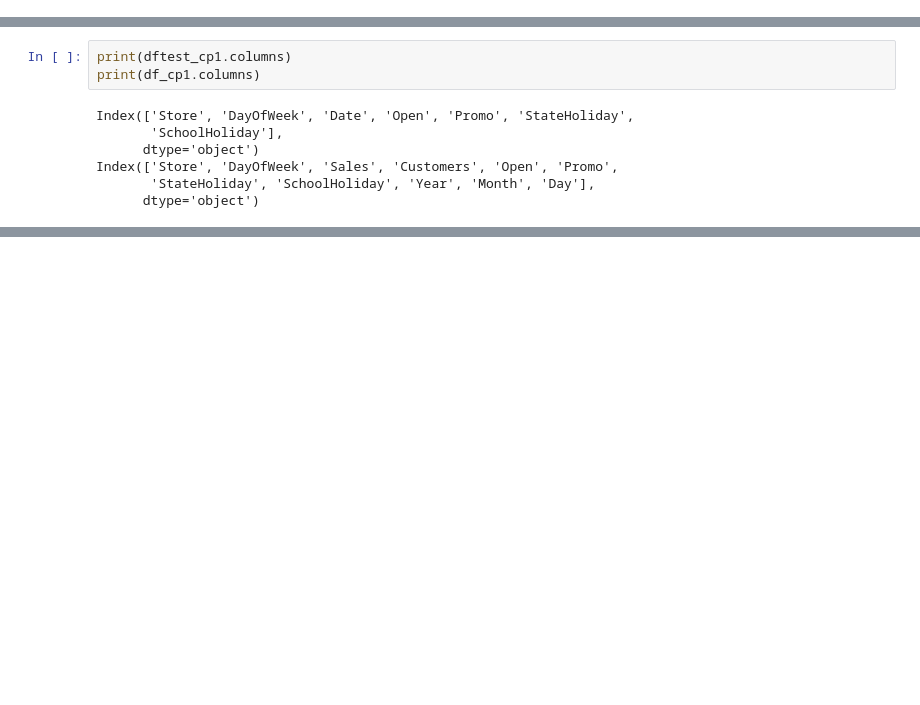
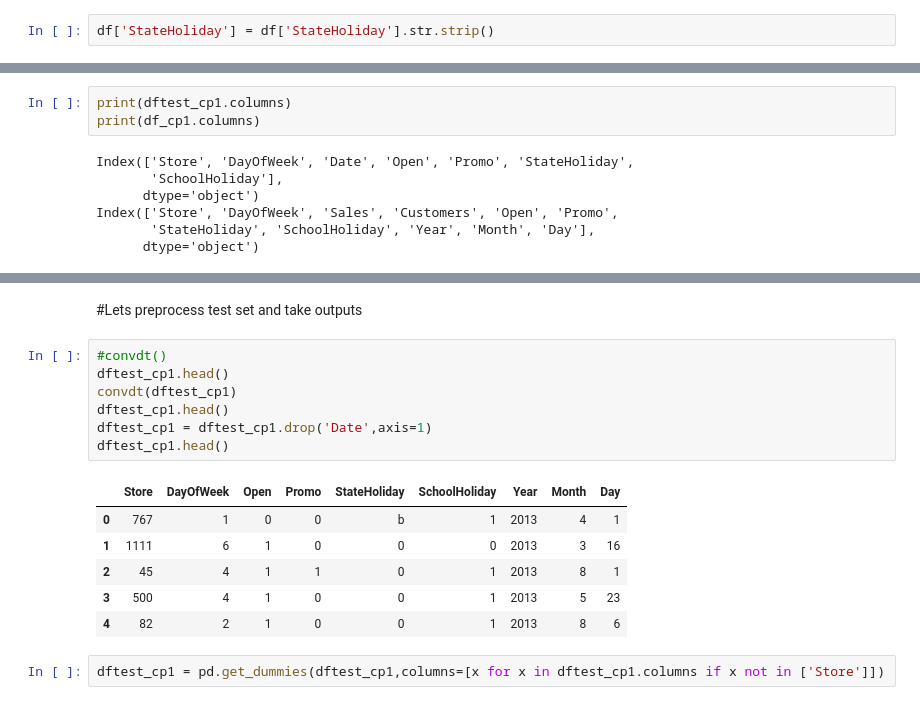
Before and after one commit to shameer-phy/ML, a Jupyter notebook: Hackathons/segmind/segmind.ipynb, the cells around one changed output, grey strips where cells are left out. Drawn from its saved outputs; the diff is of its cells as text; blank space fills up the shorter version.

```diff
--- a/Hackathons/segmind/segmind.ipynb
+++ b/Hackathons/segmind/segmind.ipynb
@@ -84,3 +84,5 @@ a     14546
 b      4460
 c      4100
 Name: StateHoliday, dtype: int64
+# %%
+df['StateHoliday'] = df['StateHoliday'].str.strip()
@@ -433,0 +488,18 @@ Index(['Store', 'DayOfWeek', 'Sales', 'Customers', 'Open', 'Promo',
+# %% [markdown]
+#Lets preprocess test set and take outputs
+# %%
+#convdt()
+dftest_cp1.head()
+convdt(dftest_cp1)
+dftest_cp1.head()
+dftest_cp1 = dftest_cp1.drop('Date',axis=1)
+dftest_cp1.head()
+# %% [output]
+|  | Store | DayOfWeek | Open | Promo | StateHoliday | SchoolHoliday | Year | Month | Day |
+| 0 | 767 | 1 | 0 | 0 | b | 1 | 2013 | 4 | 1 |
+| 1 | 1111 | 6 | 1 | 0 | 0 | 0 | 2013 | 3 | 16 |
+| 2 | 45 | 4 | 1 | 1 | 0 | 1 | 2013 | 8 | 1 |
+| 3 | 500 | 4 | 1 | 0 | 0 | 1 | 2013 | 5 | 23 |
+| 4 | 82 | 2 | 1 | 0 | 0 | 1 | 2013 | 8 | 6 |
+# %%
+dftest_cp1 = pd.get_dummies(dftest_cp1,columns=[x for x in dftest_cp1.columns if x not in ['Store']])
```
Also changed, not shown: parts of 40 cells of this notebook.
